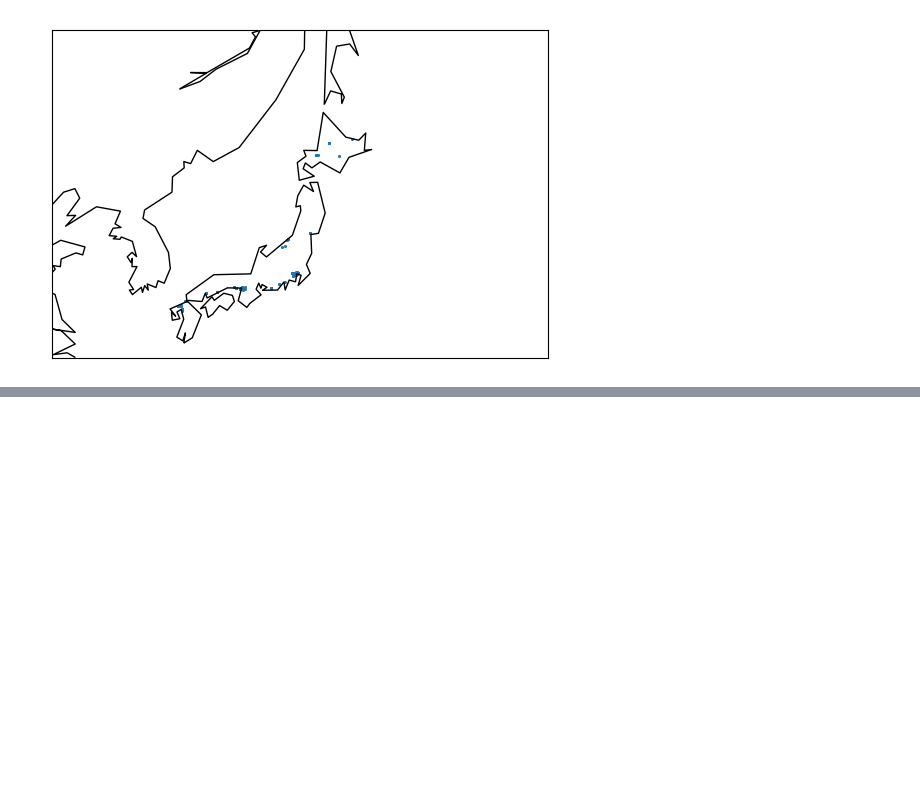
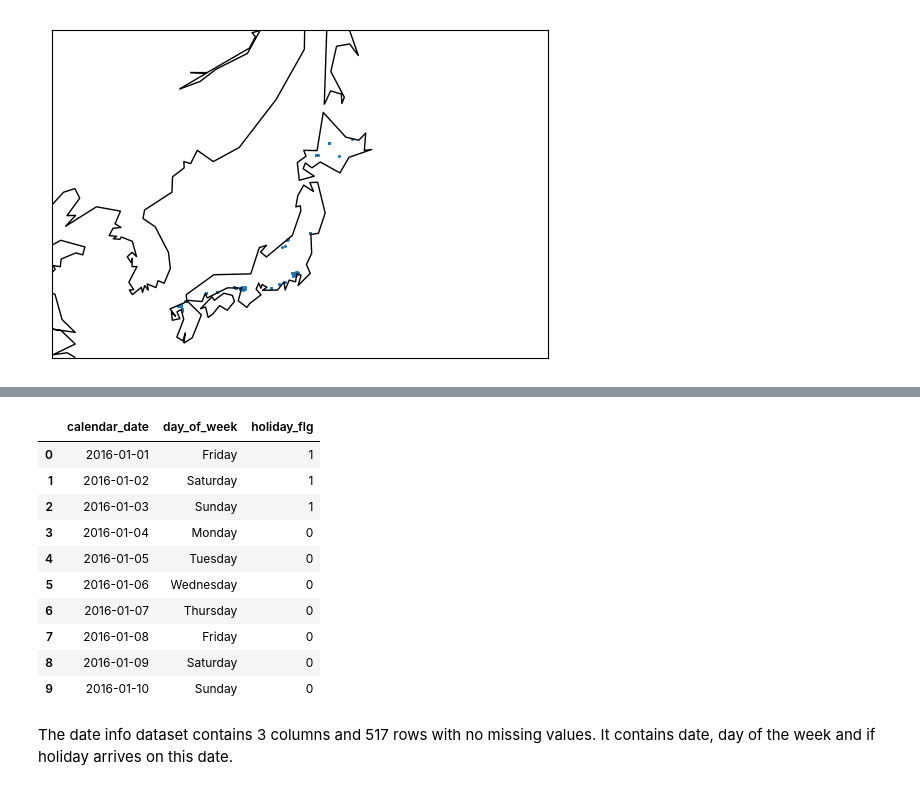
Before and after one commit to andyOR/Kaggle-Competitions, a Jupyter notebook: Recruit Restaurant Visitor Forecasting.ipynb, the cells around one changed output, grey strips where cells are left out. Cells and saved outputs as stored; diff of their text form; code cells hidden in the pictures; blank space fills up the shorter version.

```diff
--- a/Recruit Restaurant Visitor Forecasting.ipynb
+++ b/Recruit Restaurant Visitor Forecasting.ipynb
@@ -230,0 +292,17 @@ plt.show()
+# %%
+date_info.head(10)
+# %% [output]
+|  | calendar_date | day_of_week | holiday_flg |
+| 0 | 2016-01-01 | Friday | 1 |
+| 1 | 2016-01-02 | Saturday | 1 |
+| 2 | 2016-01-03 | Sunday | 1 |
+| 3 | 2016-01-04 | Monday | 0 |
+| 4 | 2016-01-05 | Tuesday | 0 |
+| 5 | 2016-01-06 | Wednesday | 0 |
+| 6 | 2016-01-07 | Thursday | 0 |
+| 7 | 2016-01-08 | Friday | 0 |
+| 8 | 2016-01-09 | Saturday | 0 |
+| 9 | 2016-01-10 | Sunday | 0 |
+# %% [markdown]
+The date info dataset contains 3 columns and 517 rows with no missing values. It contains date, day of the week and if
+holiday arrives on this date.
```
Also changed, not shown: parts of 16 cells of this notebook.
